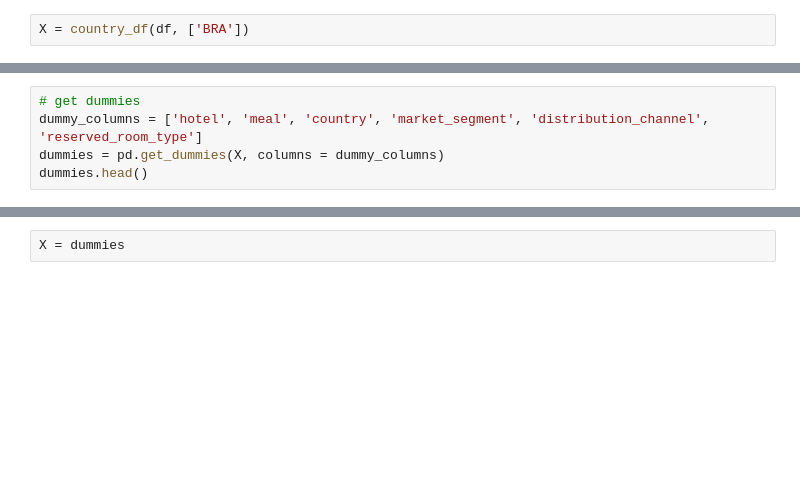
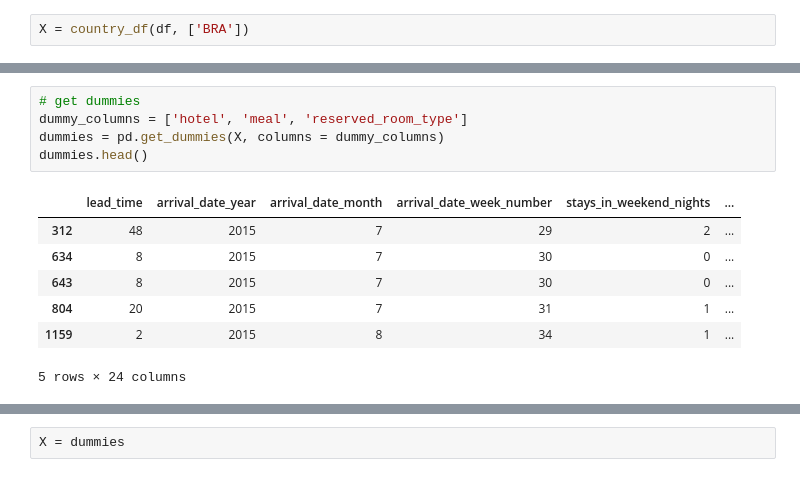
Before and after one commit to johnmyronmillar/HotelPricePredictor, a Jupyter notebook: Code/Test Data 3.ipynb, the cells around one changed output, grey strips where cells are left out. Saved outputs shown, nothing was run; the diff lists cells and outputs as text; blank space fills up the shorter version.

```diff
--- a/Code/Test Data 3.ipynb
+++ b/Code/Test Data 3.ipynb
@@ -126,8 +181,16 @@ X.head()
 # %%
 # get dummies
-dummy_columns = ['hotel', 'meal', 'country', 'market_segment', 'distribution_channel', 'reserved_room_type']
+dummy_columns = ['hotel', 'meal', 'reserved_room_type']
 dummies = pd.get_dummies(X, columns = dummy_columns)
 dummies.head()
+# %% [output]
+|  | lead_time | arrival_date_year | arrival_date_month | arrival_date_week_number | stays_in_weekend_nights | ... |
+| 312 | 48 | 2015 | 7 | 29 | 2 | ... |
+| 634 | 8 | 2015 | 7 | 30 | 0 | ... |
+| 643 | 8 | 2015 | 7 | 30 | 0 | ... |
+| 804 | 20 | 2015 | 7 | 31 | 1 | ... |
+| 1159 | 2 | 2015 | 8 | 34 | 1 | ... |
+5 rows × 24 columns
 # %%
 y = dummies['adr']
 y = y.round(-1)
```
Also changed, not shown: parts of 18 cells of this notebook.
